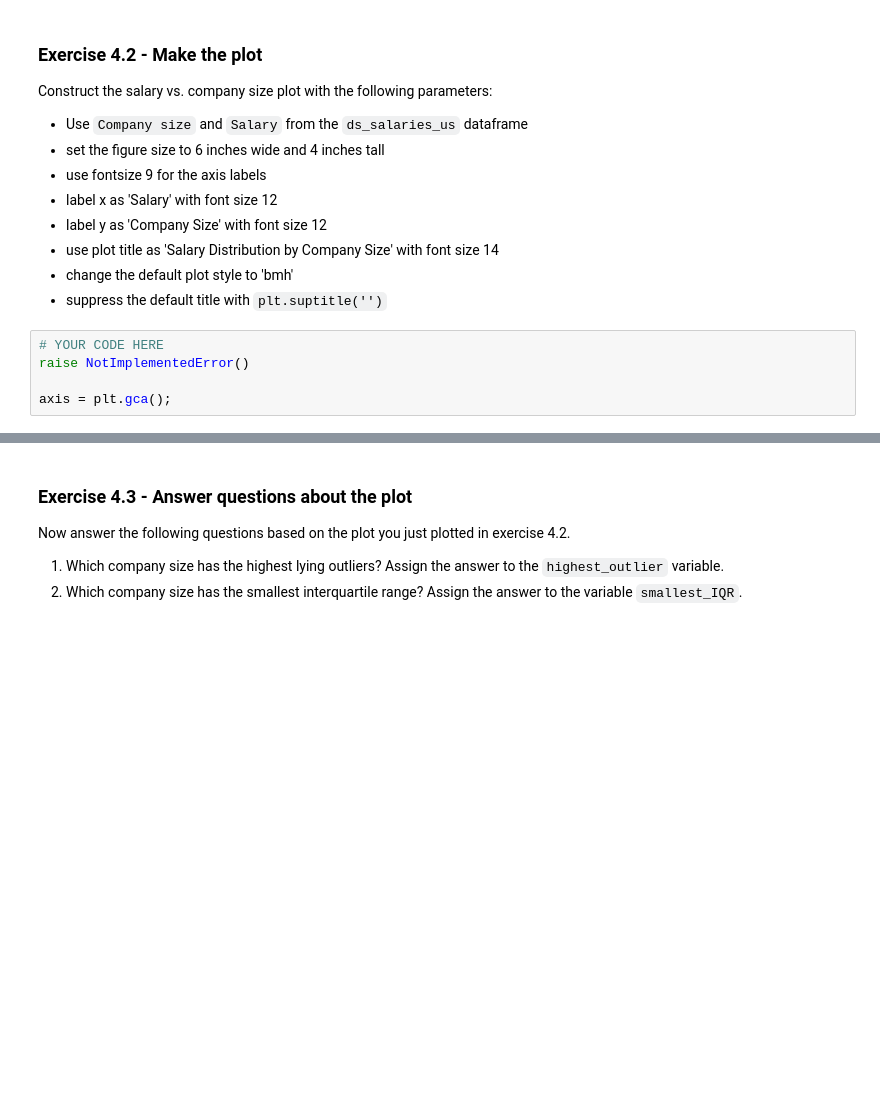
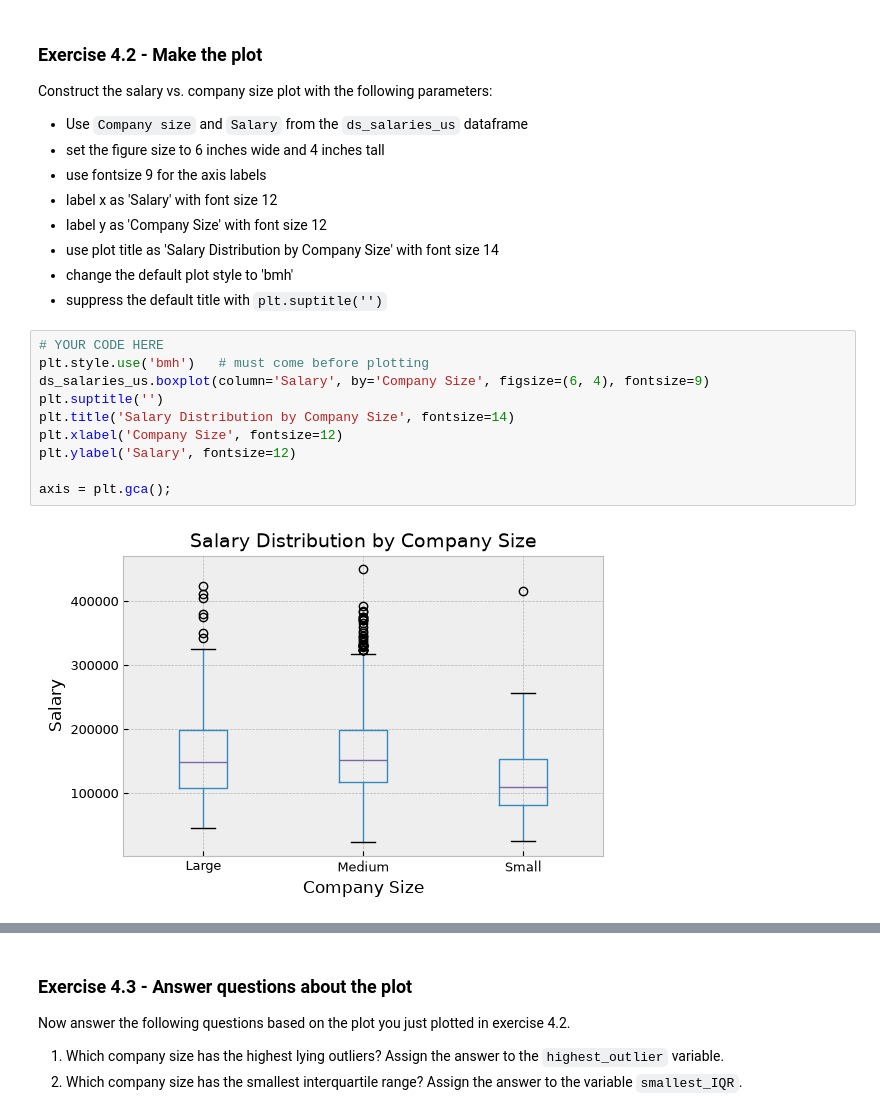
Before and after one commit to Kamikaze2942/batch10-workspace, a Jupyter notebook: S01 - Bootcamp and Binary Classification/SLU03 - Visualization with Pandas and Matplotlib/Exercise notebook (2).ipynb, the cells around one changed output, grey strips where cells are left out. Cells and saved outputs as stored; diff of their text form; blank space fills up the shorter version.

```diff
--- a/S01 - Bootcamp and Binary Classification/SLU03 - Visualization with Pandas and Matplotlib/Exercise notebook (2).ipynb
+++ b/S01 - Bootcamp and Binary Classification/SLU03 - Visualization with Pandas and Matplotlib/Exercise notebook (2).ipynb
@@ -193,9 +230,16 @@ Construct the salary vs. company size plot with the following parameters:
 * suppress the default title with `plt.suptitle('')`
 # %%
 # YOUR CODE HERE
-raise NotImplementedError()
+plt.style.use('bmh')   # must come before plotting
+ds_salaries_us.boxplot(column='Salary', by='Company Size', figsize=(6, 4), fontsize=9)
+plt.suptitle('')
+plt.title('Salary Distribution by Company Size', fontsize=14)
+plt.xlabel('Company Size', fontsize=12)
+plt.ylabel('Salary', fontsize=12)
 
 axis = plt.gca();
+# %% [output]
+[figure, added]
 # %%
 pc = PlotChecker(axis)
 assert pc.ylabel == 'Salary', 'Are the axis labels correct?'
```
Also changed, not shown: parts of 30 cells of this notebook, 8 other files.
